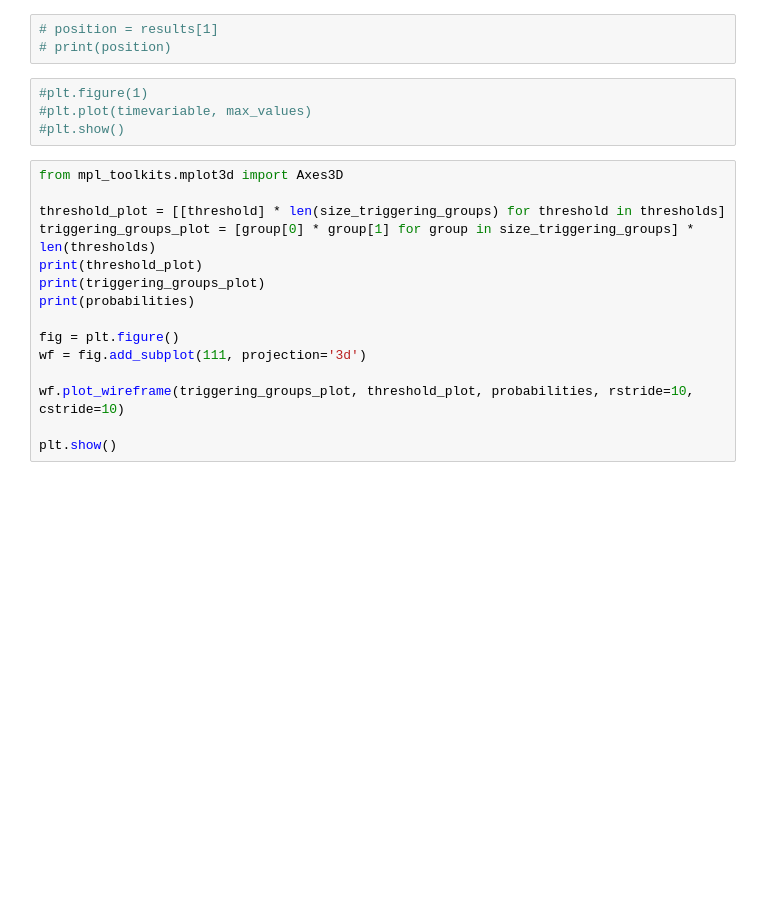
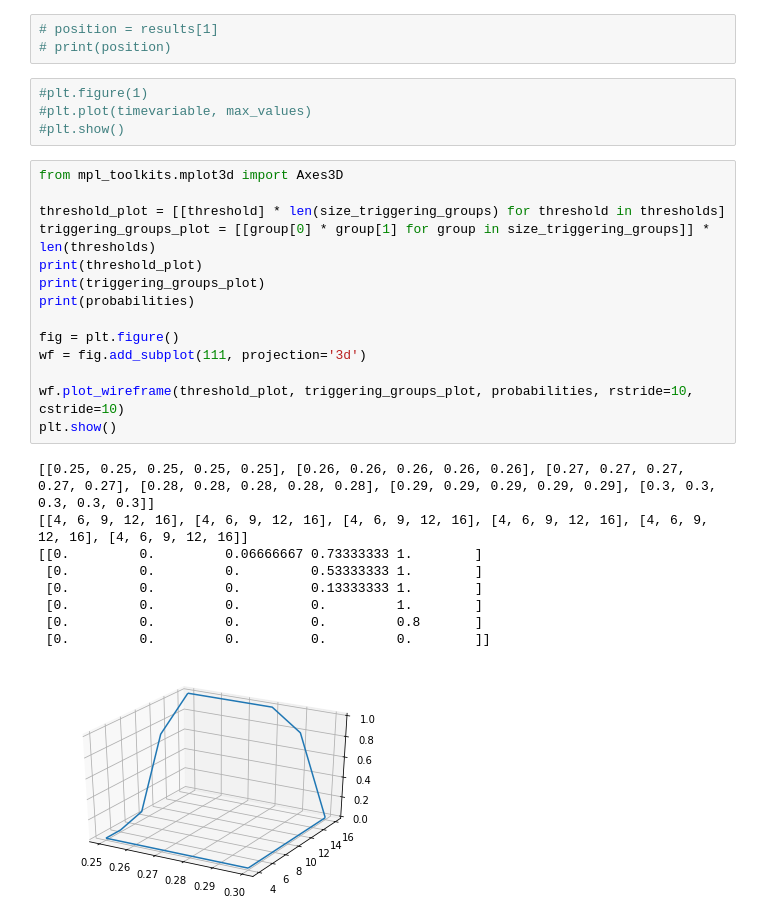
Before and after one commit to lutharsanen/Crowd-Dynamics, a Jupyter notebook: final_project.ipynb, the cells around one changed output. Drawn from its saved outputs; the diff is of its cells as text; blank space fills up the shorter version.

Commit message:
plot with basic wave detection rule over multiple simulation steps with different input params

```diff
--- a/final_project.ipynb
+++ b/final_project.ipynb
@@ -327,15 +328,24 @@ for i1, threshold in enumerate(thresholds):
 # %%
 from mpl_toolkits.mplot3d import Axes3D
 
 threshold_plot = [[threshold] * len(size_triggering_groups) for threshold in thresholds]
-triggering_groups_plot = [group[0] * group[1] for group in size_triggering_groups] * len(thresholds)
+triggering_groups_plot = [[group[0] * group[1] for group in size_triggering_groups]] * len(thresholds)
 print(threshold_plot)
 print(triggering_groups_plot)
 print(probabilities)
 
 fig = plt.figure()
 wf = fig.add_subplot(111, projection='3d')
 
-wf.plot_wireframe(triggering_groups_plot, threshold_plot, probabilities, rstride=10, cstride=10)
-
+wf.plot_wireframe(threshold_plot, triggering_groups_plot, probabilities, rstride=10, cstride=10)
 plt.show()
+# %% [output]
+[[0.25, 0.25, 0.25, 0.25, 0.25], [0.26, 0.26, 0.26, 0.26, 0.26], [0.27, 0.27, 0.27, 0.27, 0.27], [0.28, 0.28, 0.28, 0.28, 0.28], [0.29, 0.29, 0.29, 0.29, 0.29], [0.3, 0.3, 0.3, 0.3, 0.3]]
+[[4, 6, 9, 12, 16], [4, 6, 9, 12, 16], [4, 6, 9, 12, 16], [4, 6, 9, 12, 16], [4, 6, 9, 12, 16], [4, 6, 9, 12, 16]]
+[[0.         0.         0.06666667 0.73333333 1.        ]
+ [0.         0.         0.         0.53333333 1.        ]
+ [0.         0.         0.         0.13333333 1.        ]
+ [0.         0.         0.         0.         1.        ]
+ [0.         0.         0.         0.         0.8       ]
+ [0.         0.         0.         0.         0.        ]]
+[figure, added]
```
Also changed, not shown: parts of 1 cell of this notebook.
